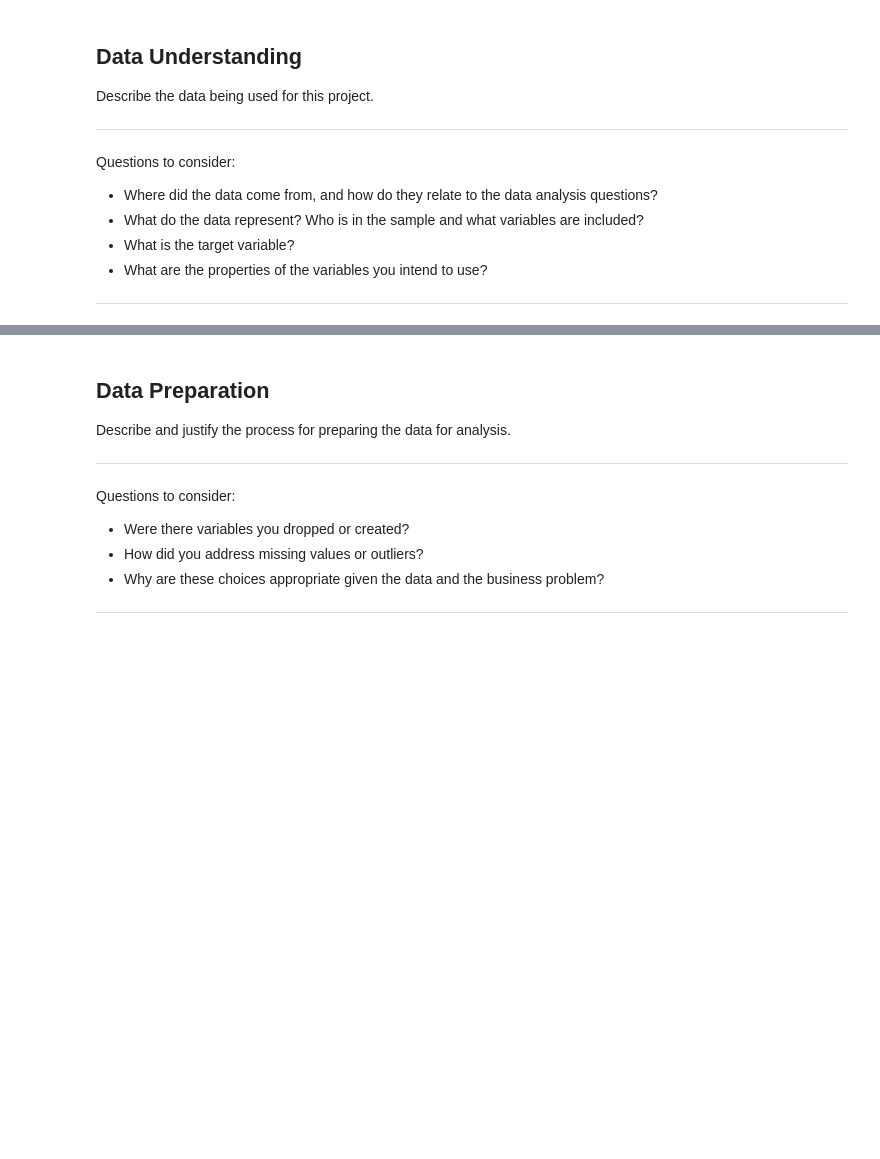
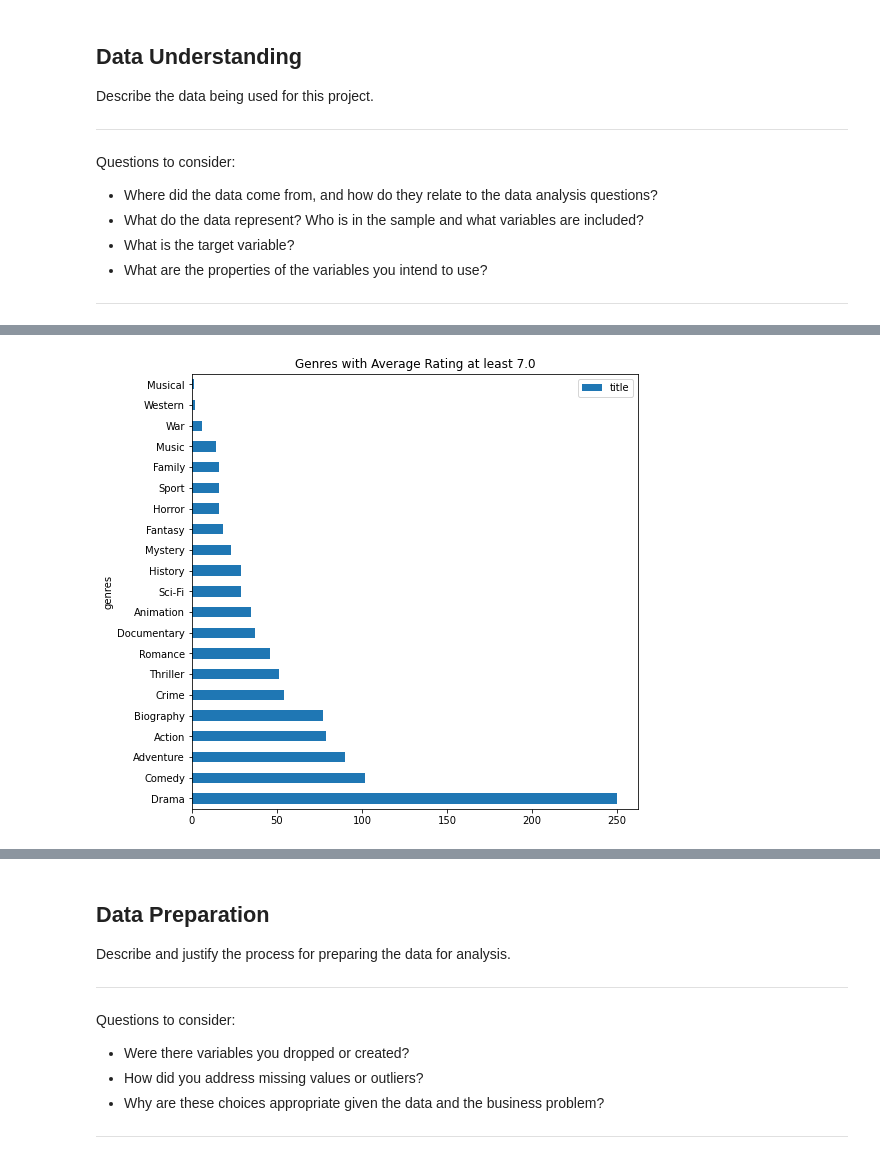
Before and after one commit to rfb-vibe/movie-studio-project, a Jupyter notebook: microsoft-tenne-project.ipynb, the cells around one changed output, grey strips where cells are left out. Cells and saved outputs as stored; diff of their text form; code cells hidden in the pictures; blank space fills up the shorter version.

```diff
--- a/microsoft-tenne-project.ipynb
+++ b/microsoft-tenne-project.ipynb
@@ -594,0 +166,3 @@ imdbratings
+# %%
+moviedf['ratingave'] = (moviedf["averagerating"] + moviedf["vote_average"])/2
+moviedf.head()
@@ -594,0 +178,4 @@ imdbratings
+# %%
+moviedf_small = moviedf[(moviedf['ratingave'] >= 7) &
+                        (moviedf['gross_mil'] >= 3)]
+moviedf_small
@@ -594,0 +196,4 @@ imdbratings
+# %%
+# We want to split the genre column for analysis, so that each genre is on its own
+moviedf_small = moviedf_small.assign(genres = moviedf_small['genres'].str.split(',')).explode('genres')
+moviedf_small.head()
@@ -594,0 +218,5 @@ imdbratings
+# %%
+topratings_genre = (pd.DataFrame(moviedf_small.groupby('genres').title.nunique())).sort_values(
+    'title', ascending = False)
+
+topratings_genre
@@ -594,0 +242,5 @@ imdbratings
+# %%
+topratings_genre[['title']].plot.barh(
+    stacked = True, title = 'Genres with Average Rating at least 7.0', figsize=(8, 8));
+# %% [output]
+[figure, added]
```
Also changed, not shown: parts of 71 cells of this notebook.
